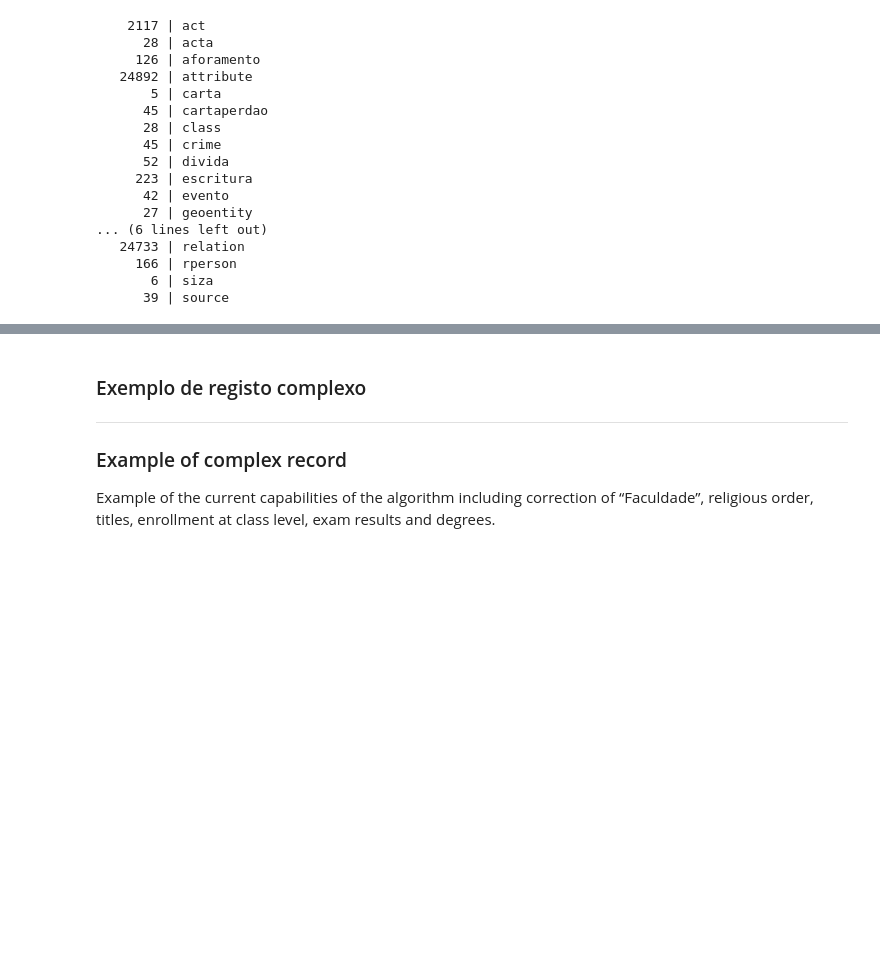
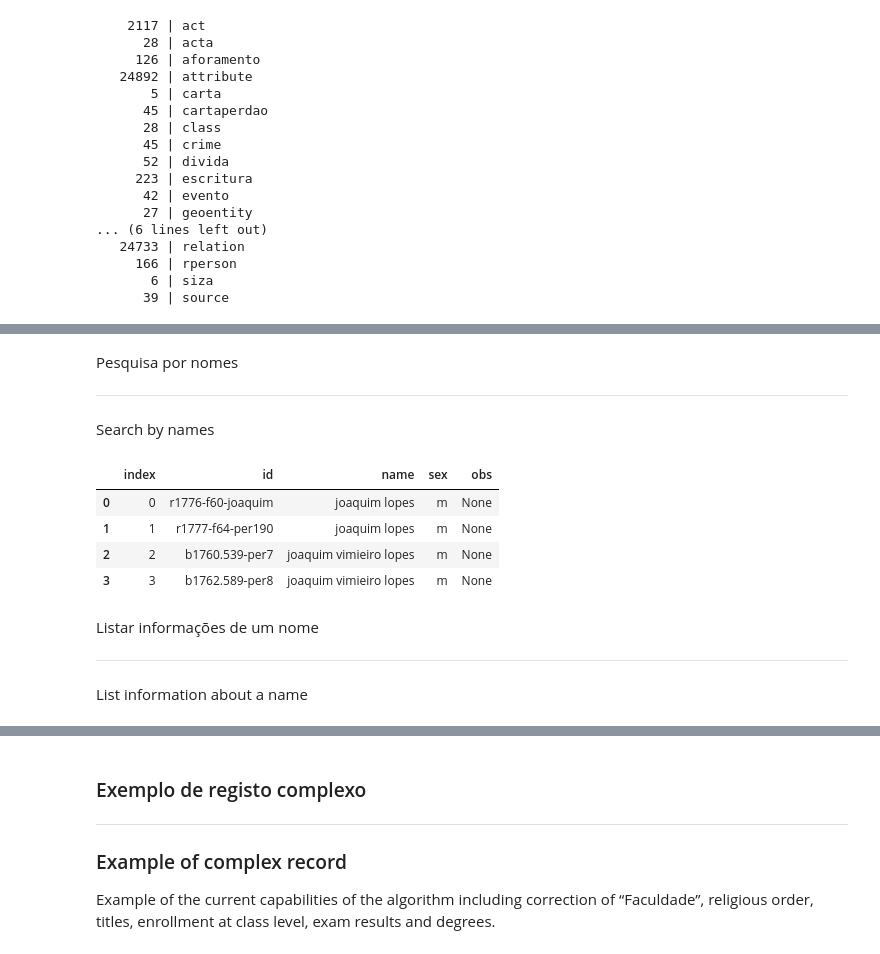
Before and after one commit to joaquimrcarvalho/timelink-sources-template, a Jupyter notebook: notebooks/010-MHK-database-overview.ipynb, the cells around one changed output, grey strips where cells are left out. Cells and saved outputs as stored; diff of their text form; code cells hidden in the pictures; blank space fills up the shorter version.

```diff
--- a/notebooks/010-MHK-database-overview.ipynb
+++ b/notebooks/010-MHK-database-overview.ipynb
@@ -165,0 +121,25 @@ df.sort_values('attr')
+# %% [markdown]
+Pesquisa por nomes
+
+---
+
+Search by names
+# %%
+from timelink.pandas import pname_to_df
+
+
+df = pname_to_df('Joaquim Lopes', similar=True)
+df.reset_index(inplace=True)
+df
+# %% [output]
+|  | index | id | name | sex | obs |
+| 0 | 0 | r1776-f60-joaquim | joaquim lopes | m | None |
+| 1 | 1 | r1777-f64-per190 | joaquim lopes | m | None |
+| 2 | 2 | b1760.539-per7 | joaquim vimieiro lopes | m | None |
+| 3 | 3 | b1762.589-per8 | joaquim vimieiro lopes | m | None |
+# %% [markdown]
+Listar informações de um nome
+
+---
+
+List information about a name
```
Also changed, not shown: parts of 10 cells of this notebook, 7 other files.
